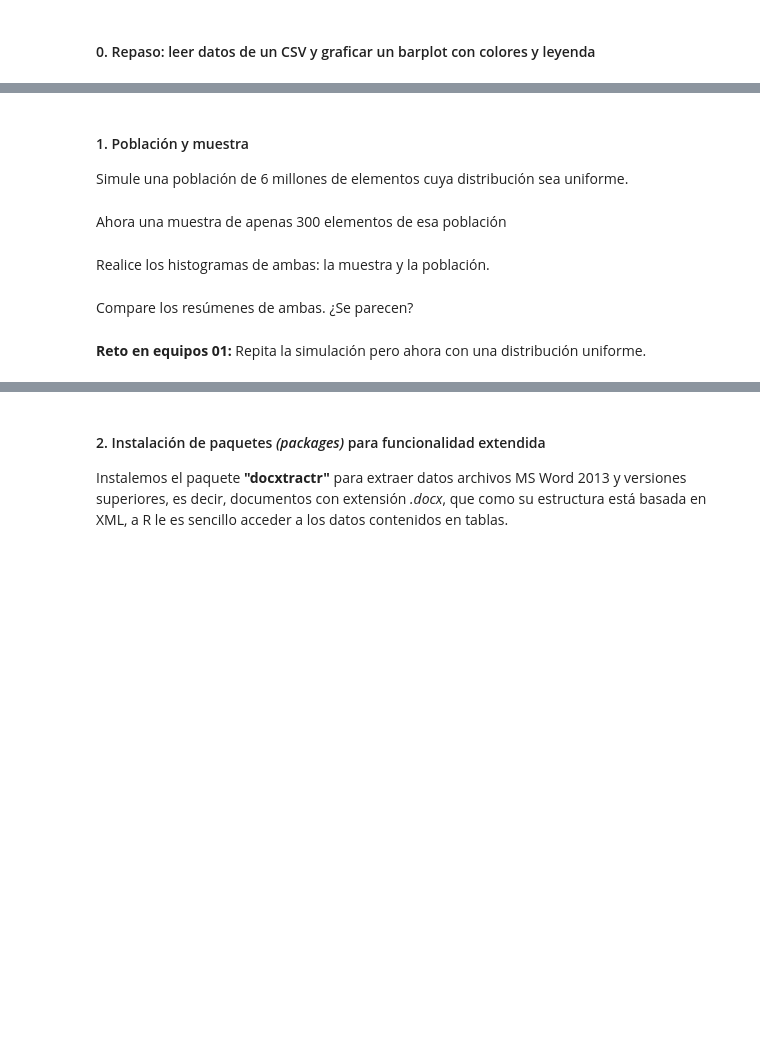
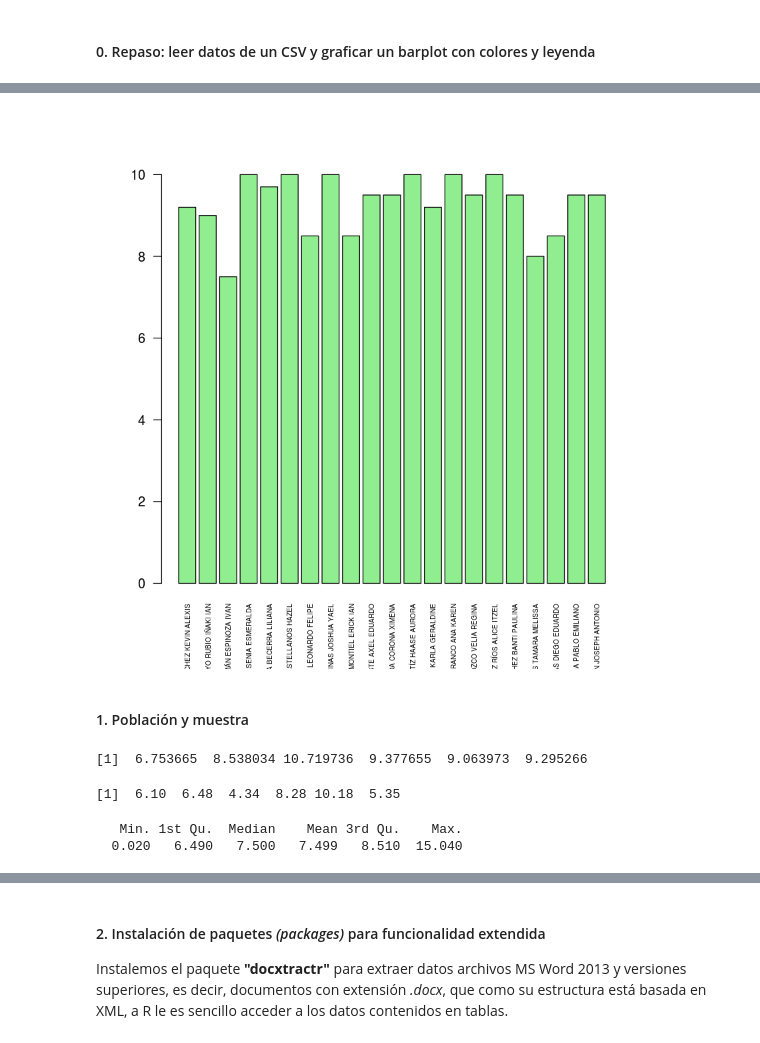
Before and after one commit to juanpedrovasquez/CUCII-StatsEdu, a Jupyter notebook: 02_Apuntes.ipynb, the cells around one changed output, grey strips where cells are left out. Drawn from its saved outputs; the diff is of its cells as text; code cells hidden in the pictures; blank space fills up the shorter version.

```diff
--- a/02_Apuntes.ipynb
+++ b/02_Apuntes.ipynb
@@ -10,11 +42,26 @@
+# %%
+#ahora con nombres largos en vertical (las) y letras de menor tamaño (cex.names)
+barplot(datos$bim.calif.2, col="lightgreen",names.arg = datos$nombrecompleto,
+        las=2, cex.names = 0.5)
+# %% [output]
+[figure, added]
 # %% [markdown]
 #### 1. Población y muestra
-Simule una población de 6 millones de elementos cuya distribución sea uniforme.
-# %% [markdown]
-Ahora una muestra de apenas 300 elementos de esa población
-# %% [markdown]
-Realice los histogramas de ambas: la muestra y la población.
-# %% [markdown]
-Compare los resúmenes de ambas. ¿Se parecen?
-# %% [markdown]
-**Reto en equipos 01:** Repita la simulación pero ahora con una distribución uniforme.
+# %%
+#poblacion de 6 millones de elementos,
+poblacion <- rnorm(n = 3e6, mean = 7.5, sd = 1.5)
+head(poblacion)
+# %% [output]
+[1]  6.753665  8.538034 10.719736  9.377655  9.063973  9.295266
+# %%
+#redondeamos a 2 cifras para que parezcan calificaciones "reales"
+poblacion <- round(x = rnorm(n = 3e6, mean = 7.5, sd = 1.5),digits = 2)
+head(poblacion)
+# %% [output]
+[1]  6.10  6.48  4.34  8.28 10.18  5.35
+# %%
+#resumen de datos de la población
+summary(poblacion)
+# %% [output]
+   Min. 1st Qu.  Median    Mean 3rd Qu.    Max.
+  0.020   6.490   7.500   7.499   8.510  15.040
```
Also changed, not shown: parts of 26 cells of this notebook.
